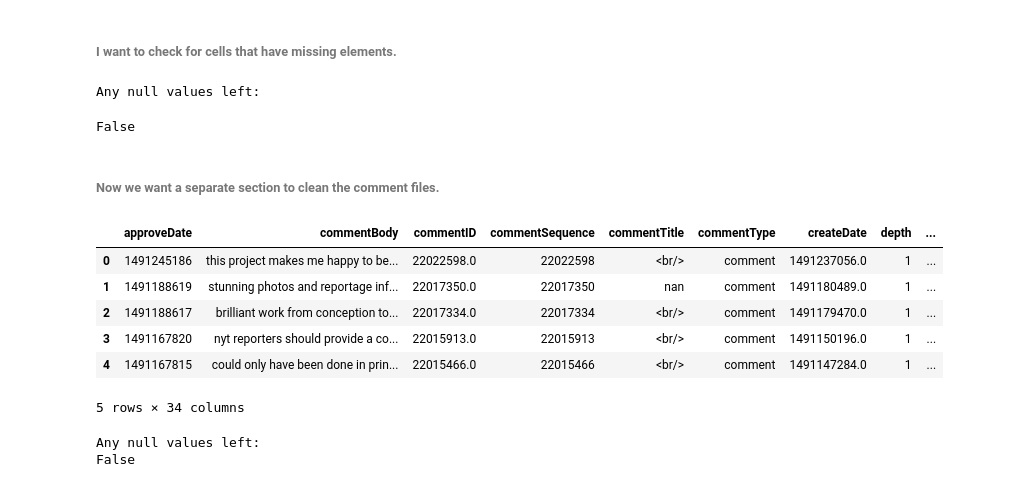
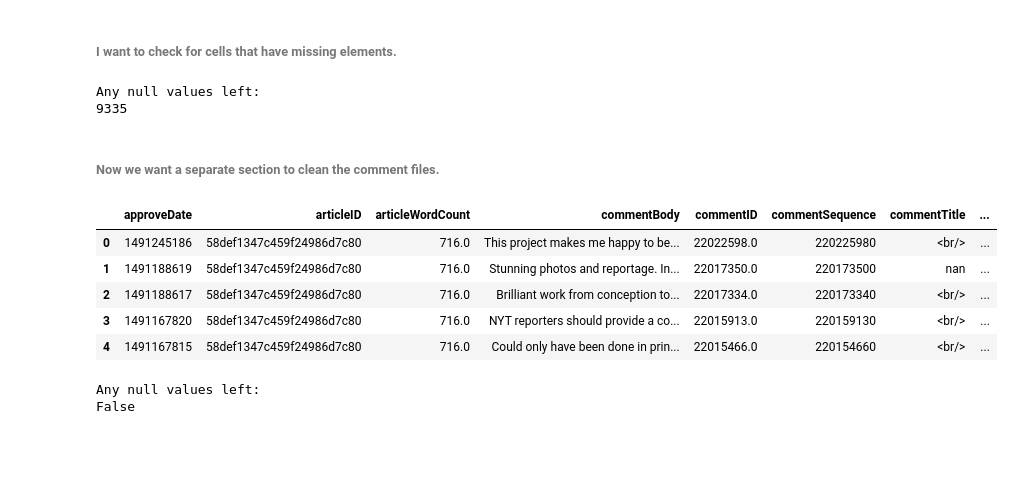
Before and after one commit to MontySteele/NLP-preliminary-test-tepo, a Jupyter notebook: Notebooks/Data cleaning and exploration.ipynb, the cells around one changed output. Saved outputs shown, nothing was run; the diff lists cells and outputs as text; code cells hidden in the pictures; blank space fills up the shorter version.

```diff
--- a/Notebooks/Data cleaning and exploration.ipynb
+++ b/Notebooks/Data cleaning and exploration.ipynb
@@ -17,7 +57,8 @@ wpt = nltk.WordPunctTokenizer()
 stop_words = nltk.corpus.stopwords.words('english')
 
 #For all data - train = pd.read_csv("/root/Springboard/Data/cleaning/allArticles.csv")
-train = pd.read_csv(r"C:\Users\msteele9\Documents\Springboard\Springboard\Data\ArticlesApril2017.csv")
+#train = pd.read_csv(r"C:\Users\msteele9\Documents\Springboard\Springboard\Data\allArticles.csv")
+train = pd.read_csv(r"/mnt/c/Users/msteele9/Documents/Springboard/Springboard/Data/allArticles.csv")
 
 train.head(5)
 # %% [output]
@@ -119,51 +160,52 @@ clean_art.head(5)
 # %%
 print("Any null values left: "),
 clean_art.isnull().values.any()
+
+print(len(train))
 # %% [output]
 Any null values left:
+9335
-False
 # %% [markdown]
 ###### Now we want a separate section to clean the comment files.
 # %%
 #For all data - train = pd.read_csv("/root/Springboard/Data/cleaning/allComments.csv")
 
-sampleSize = 10000
-train = pd.read_csv(r"C:\Users\msteele9\Documents\Springboard\CommentsApril2017.csv", nrows=sampleSize)
+sampleSize = 40000
+train = pd.read_csv(r"/mnt/c/Users/msteele9/Documents/Springboard/Springboard/Data/allComments.csv", nrows=sampleSize)
 
 train= train.astype(str)
 train.fillna(0)
 strings = [1, 5, 10, 18, 22, 24, 25, 26, 29, 30, 33]
 
 def lemmatize_text(tokenized_text):
     text = [wn.lemmatize(word) for word in tokenized_text]
     return text
 
 def clean_articles(doc):
     for index, column in enumerate(doc):
         if index in strings:
             doc[column] = doc[column].str.replace('[^\w\s]','')
             doc[column] = doc[column].str.lower()
             #doc[column] = doc[column].str.strip()
             doc[column] = doc[column].replace(np.nan, '', regex=True)
             doc[column].apply(nltk.word_tokenize)
             doc[column].apply(lemmatize_text)
             doc[column].apply(lambda x: ' '.join([word for word in x.split() if word not in (stop_words)]))
         else:
             doc[column] = doc[column].astype(str)
             continue
     return doc
 
 clean_comments = clean_articles(train)
 #The second command takes awhile to run
 clean_comments.head(5)
 # %% [output]
-|  | approveDate | commentBody | commentID | commentSequence | commentTitle | commentType | createDate | depth | ... |
-| 0 | 1491245186 | this project makes me happy to be... | 22022598.0 | 22022598 | <br/> | comment | 1491237056.0 | 1 | ... |
-| 1 | 1491188619 | stunning photos and reportage inf... | 22017350.0 | 22017350 | nan | comment | 1491180489.0 | 1 | ... |
-| 2 | 1491188617 | brilliant work from conception to... | 22017334.0 | 22017334 | <br/> | comment | 1491179470.0 | 1 | ... |
-| 3 | 1491167820 | nyt reporters should provide a co... | 22015913.0 | 22015913 | <br/> | comment | 1491150196.0 | 1 | ... |
-| 4 | 1491167815 | could only have been done in prin... | 22015466.0 | 22015466 | <br/> | comment | 1491147284.0 | 1 | ... |
+|  | approveDate | articleID | articleWordCount | commentBody | commentID | commentSequence | commentTitle | ... |
+| 0 | 1491245186 | 58def1347c459f24986d7c80 | 716.0 | This project makes me happy to be... | 22022598.0 | 220225980 | <br/> | ... |
+| 1 | 1491188619 | 58def1347c459f24986d7c80 | 716.0 | Stunning photos and reportage. In... | 22017350.0 | 220173500 | nan | ... |
+| 2 | 1491188617 | 58def1347c459f24986d7c80 | 716.0 | Brilliant work from conception to... | 22017334.0 | 220173340 | <br/> | ... |
+| 3 | 1491167820 | 58def1347c459f24986d7c80 | 716.0 | NYT reporters should provide a co... | 22015913.0 | 220159130 | <br/> | ... |
+| 4 | 1491167815 | 58def1347c459f24986d7c80 | 716.0 | Could only have been done in prin... | 22015466.0 | 220154660 | <br/> | ... |
-5 rows × 34 columns
 # %%
 print("Any null values left: "), print(clean_comments.isnull().values.any())
 # %% [output]
```
Also changed, not shown: parts of 12 cells of this notebook, 1 other file.
